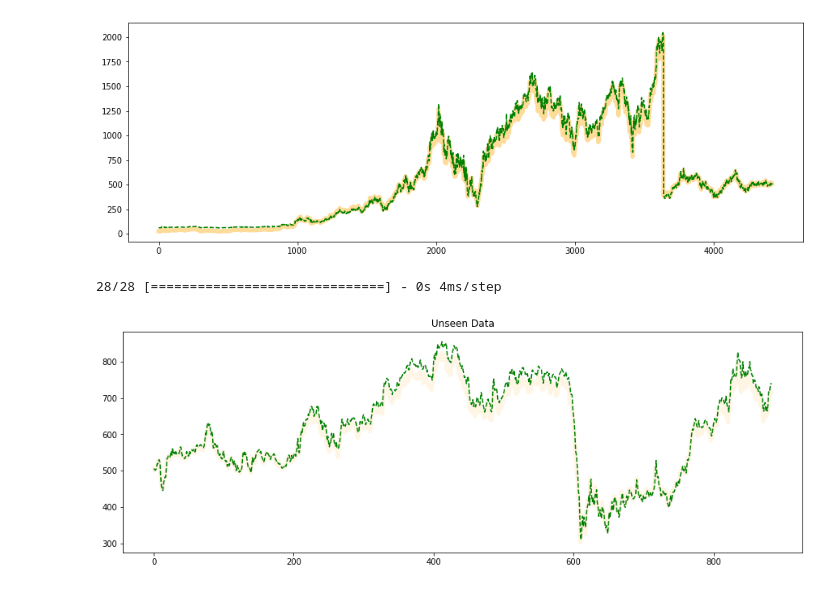
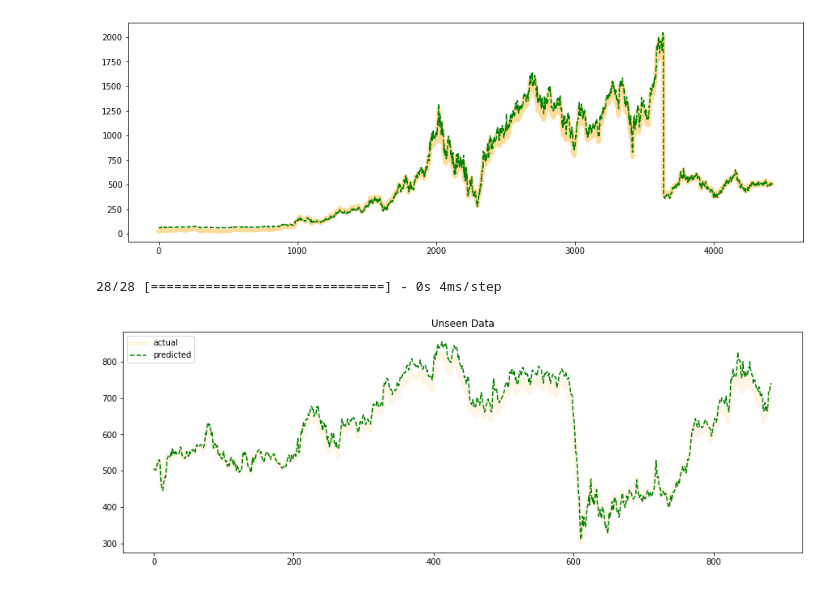
Before and after one commit to zaid-kamil/neural_network_anirudh, a Jupyter notebook: lstm_stock_price_prediction.ipynb, the cells around one changed output. Saved outputs shown, nothing was run; the diff lists cells and outputs as text; code cells hidden in the pictures.

Commit message:
added legend to plots

```diff
--- a/lstm_stock_price_prediction.ipynb
+++ b/lstm_stock_price_prediction.ipynb
@@ -192,13 +192,14 @@ plt.show()
 # %%
 y_test_pred = lstm.predict(X_test)
 plt.figure(figsize=(15,5))
 plt.title("Unseen Data")
 plt.plot(y_test.values, color='orange', label='actual', linewidth=5, alpha=.1)
 plt.plot(y_test_pred, color='green', label='predicted', linestyle='--')
+plt.legend()
 plt.show()
 # %% [output]
 28/28 [==============================] - 0s 4ms/step
-[figure, old version]
+[figure, new version]
 # %%
 # last 90 stock predict
 n_future=90
```
Also changed, not shown: parts of 1 cell of this notebook.
